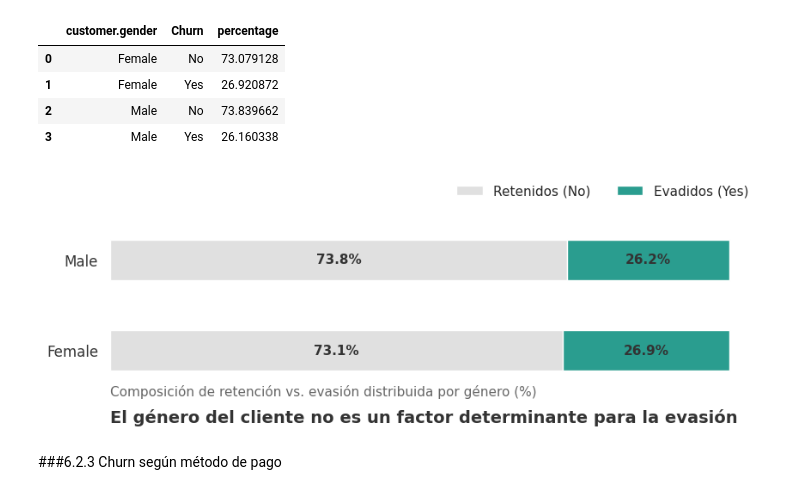
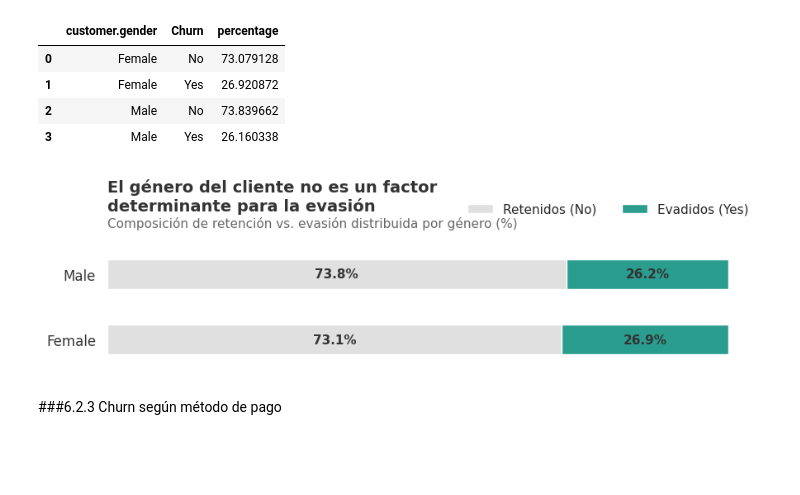
Before and after one commit to eppursimuove9/telcom_x, a Jupyter notebook: TelcomX_Latam.ipynb, the cells around one changed output. Cells and saved outputs as stored; diff of their text form; code cells hidden in the pictures; blank space fills up the shorter version.

```diff
--- a/TelcomX_Latam.ipynb
+++ b/TelcomX_Latam.ipynb
@@ -377,54 +377,58 @@ churn_by_gender
 import matplotlib.pyplot as plt
 import seaborn as sns
 
-# 1. Aseguramos el orden del pivot (Retenidos primero, para que el gris quede a la izquierda)
+# 1. PREPARACIÓN DE DATOS
+# Transformamos tu churn_by_gender en una tabla dinámica
+pivot_gender = churn_by_gender.pivot(index='customer.gender', columns='Churn', values='percentage')
+
+# Ahora sí, aseguramos el orden (Retenidos primero)
 pivot_gender = pivot_gender[['No', 'Yes']]
 
 # 2. Estilo base limpio
 sns.set_style("white")
 
-# 3. Lienzo más compacto (los gráficos apilados horizontales son muy eficientes en espacio)
+# 3. Lienzo más compacto
 fig, ax = plt.subplots(figsize=(9, 3.5))
 colores_estrategicos = ['#E0E0E0', '#2A9D8F']
 
 # 4. Crear el gráfico de barras APILADAS (stacked=True) y HORIZONTALES (barh)
 pivot_gender.plot(kind='barh', stacked=True, ax=ax, color=colores_estrategicos, width=0.45)
 
-# 5. Títulos orientados a Insights (Action Titles)
-plt.text(x=0, y=-0.8, s='El género del cliente no es un factor determinante para la evasión',
-         fontsize=14, fontweight='bold', color='#333333', ha='left')
-plt.text(x=0, y=-0.5, s='Composición de retención vs. evasión distribuida por género (%)',
-         fontsize=11, color='#666666', ha='left')
+# 5. Títulos orientados a Insights anclados perfectamente a la izquierda (transAxes)
+ax.text(x=0, y=1.25, s='El género del cliente no es un factor\ndeterminante para la evasión',
+         fontsize=14, fontweight='bold', color='#333333', ha='left', transform=ax.transAxes)
+ax.text(x=0, y=1.12, s='Composición de retención vs. evasión distribuida por género (%)',
+         fontsize=11, color='#666666', ha='left', transform=ax.transAxes)
 
 # 6. Limpieza visual profunda
 for spine in ['top', 'right', 'bottom', 'left']:
     ax.spines[spine].set_visible(False)
 
 # Eliminamos ruido de los ejes
 ax.set_ylabel('')
 ax.set_xlabel('')
 ax.set_xticks([])
 
 # Limpiamos las etiquetas del eje Y (Female / Male)
 ax.tick_params(axis='y', length=0, labelsize=12, colors='#333333', pad=10)
 
 # 7. Etiquetas de datos EXACTAMENTE EN EL CENTRO de cada bloque
 for container in ax.containers:
-    # Si el valor es muy pequeño, podríamos ocultarlo, pero aquí caben perfecto
     ax.bar_label(container, fmt='%.1f%%', label_type='center', fontsize=11, fontweight='bold', color='#333333')
 
 # 8. Leyenda minimalista (arriba, en una sola línea horizontal)
 plt.legend(labels=['Retenidos (No)', 'Evadidos (Yes)'], loc='upper right',
-           frameon=False, fontsize=11, bbox_to_anchor=(1, 1.25), ncol=2)
+           frameon=False, fontsize=11, bbox_to_anchor=(1, 1.40), ncol=2)
 
-plt.tight_layout()
+# Ajustamos márgenes para no cortar los títulos
+plt.tight_layout(rect=[0, 0, 1, 0.85])
 
-# Guardar el gráfico en alta resolución (300 DPI)
+# 9. Guardar el gráfico en alta resolución (300 DPI)
 plt.savefig('churn_por_genero.png', dpi=300, bbox_inches='tight', facecolor='white', transparent=False)
 
 plt.show()
 # %% [output]
-[figure, old version]
+[figure, new version]
 # %% [markdown]
 ###6.2.3 Churn según método de pago
 # %%
```
Also changed, not shown: parts of 1 cell of this notebook.
